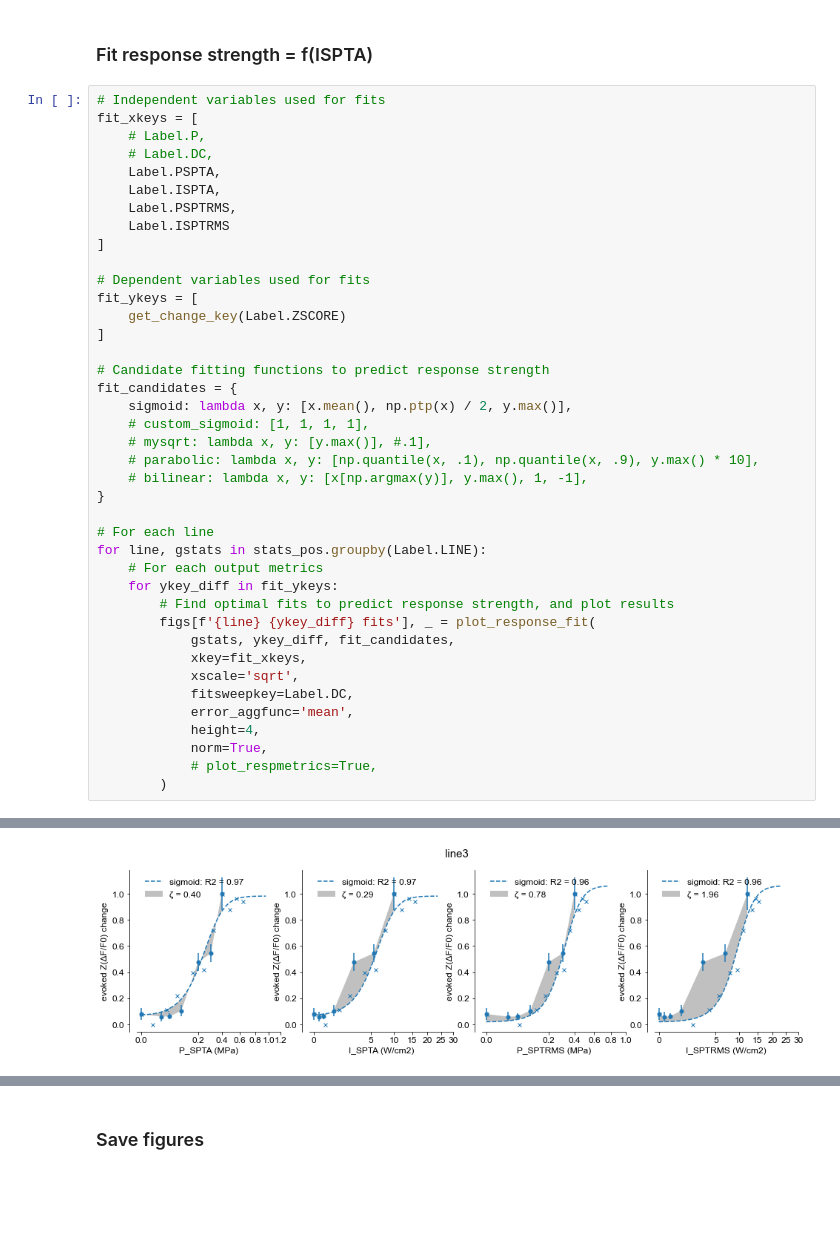
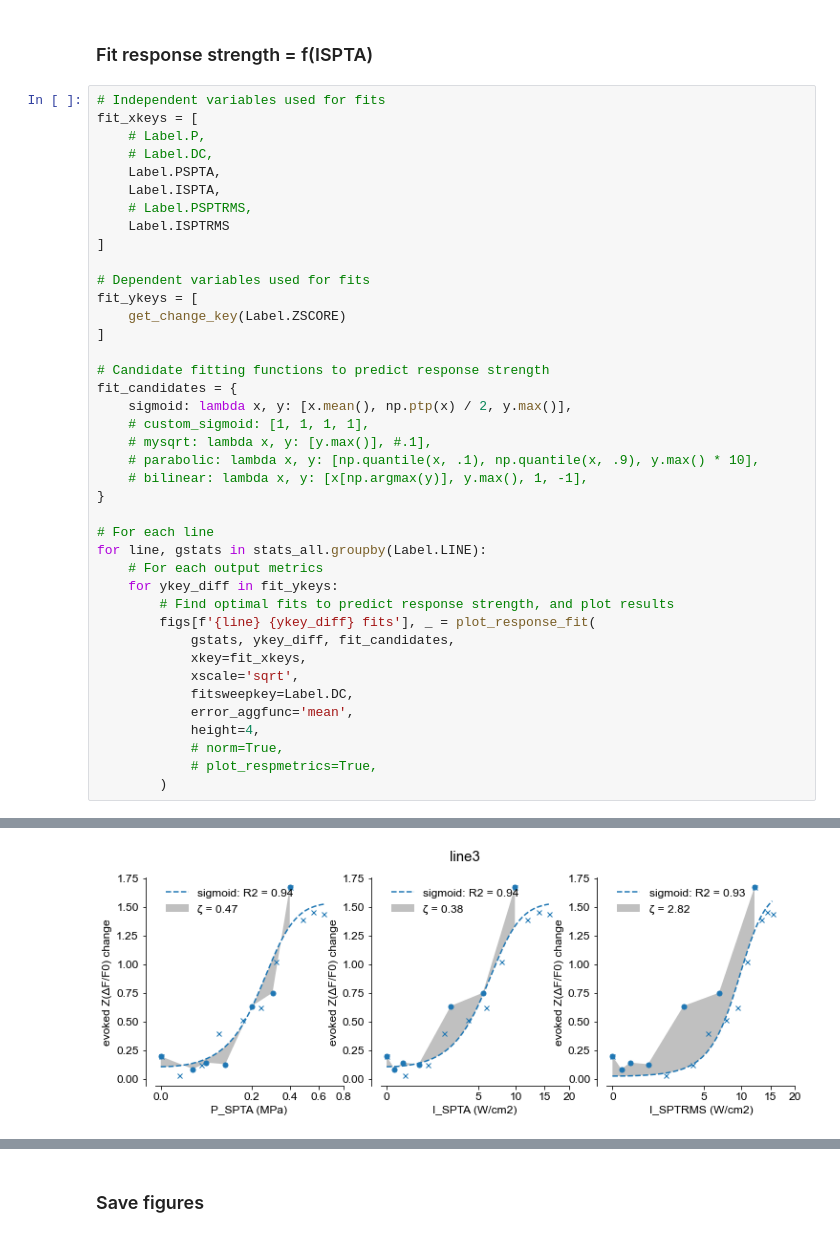
Before and after one commit to shohamlab/usnm2p, a Jupyter notebook: main_analysis.ipynb, the cells around one changed output, grey strips where cells are left out. Saved outputs shown, nothing was run; the diff lists cells and outputs as text; blank space fills up the shorter version.

```diff
--- a/main_analysis.ipynb
+++ b/main_analysis.ipynb
@@ -171,7 +156,7 @@ fit_xkeys = [
     # Label.DC,
     Label.PSPTA,
     Label.ISPTA,
-    Label.PSPTRMS,
+    # Label.PSPTRMS,
     Label.ISPTRMS
 ]
 
@@ -190,7 +175,7 @@ fit_candidates = {
 }
 
 # For each line
-for line, gstats in stats_pos.groupby(Label.LINE):
+for line, gstats in stats_all.groupby(Label.LINE):
     # For each output metrics
     for ykey_diff in fit_ykeys:
         # Find optimal fits to predict response strength, and plot results
@@ -201,7 +186,7 @@ for line, gstats in stats_pos.groupby(Label.LINE):
             fitsweepkey=Label.DC,
             error_aggfunc='mean',
             height=4,
-            norm=True,
+            # norm=True,
             # plot_respmetrics=True,
         )
 # %% [output]
@@ -224 +199 @@ for line, gstats in stats_pos.groupby(Label.LINE):
-[figure, old version]
+[figure, new version]
```
Also changed, not shown: parts of 8 cells of this notebook, 3 other files.
